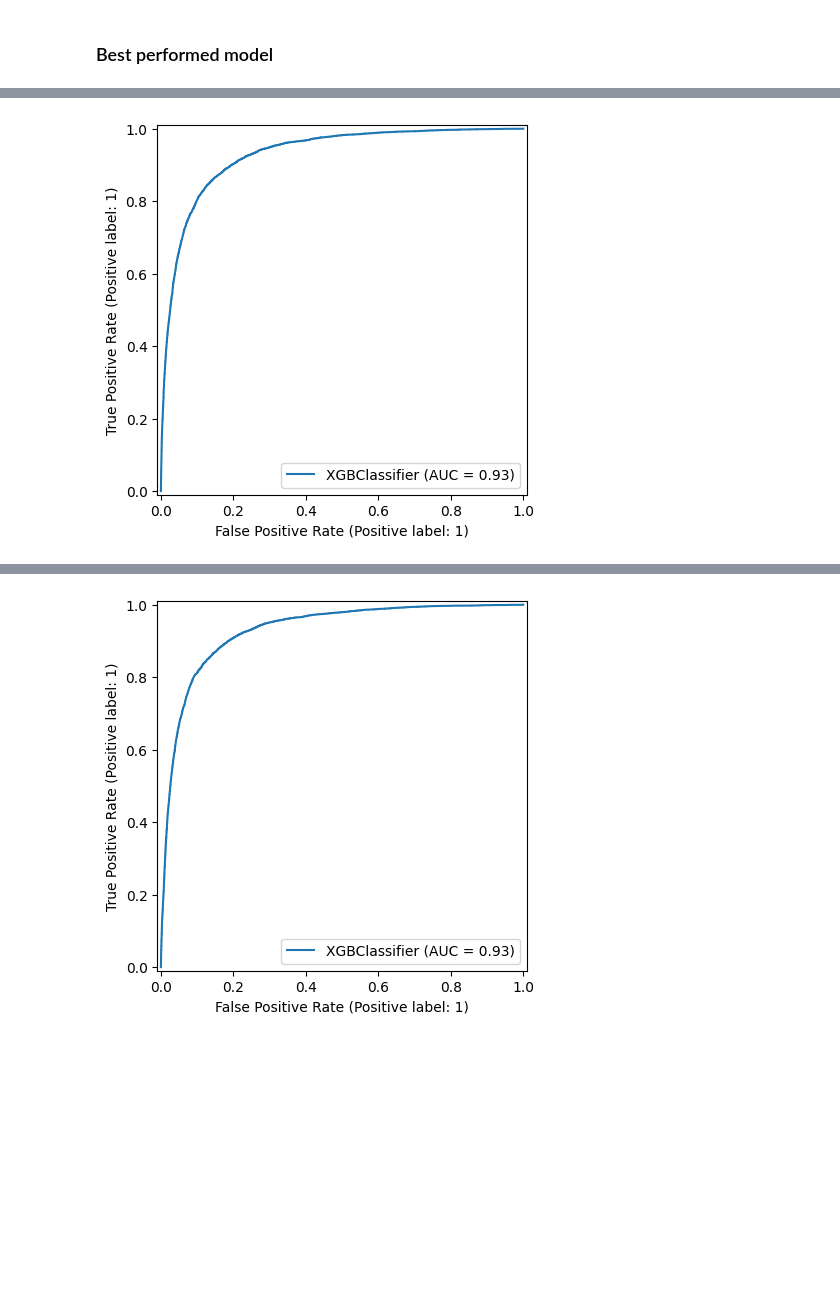
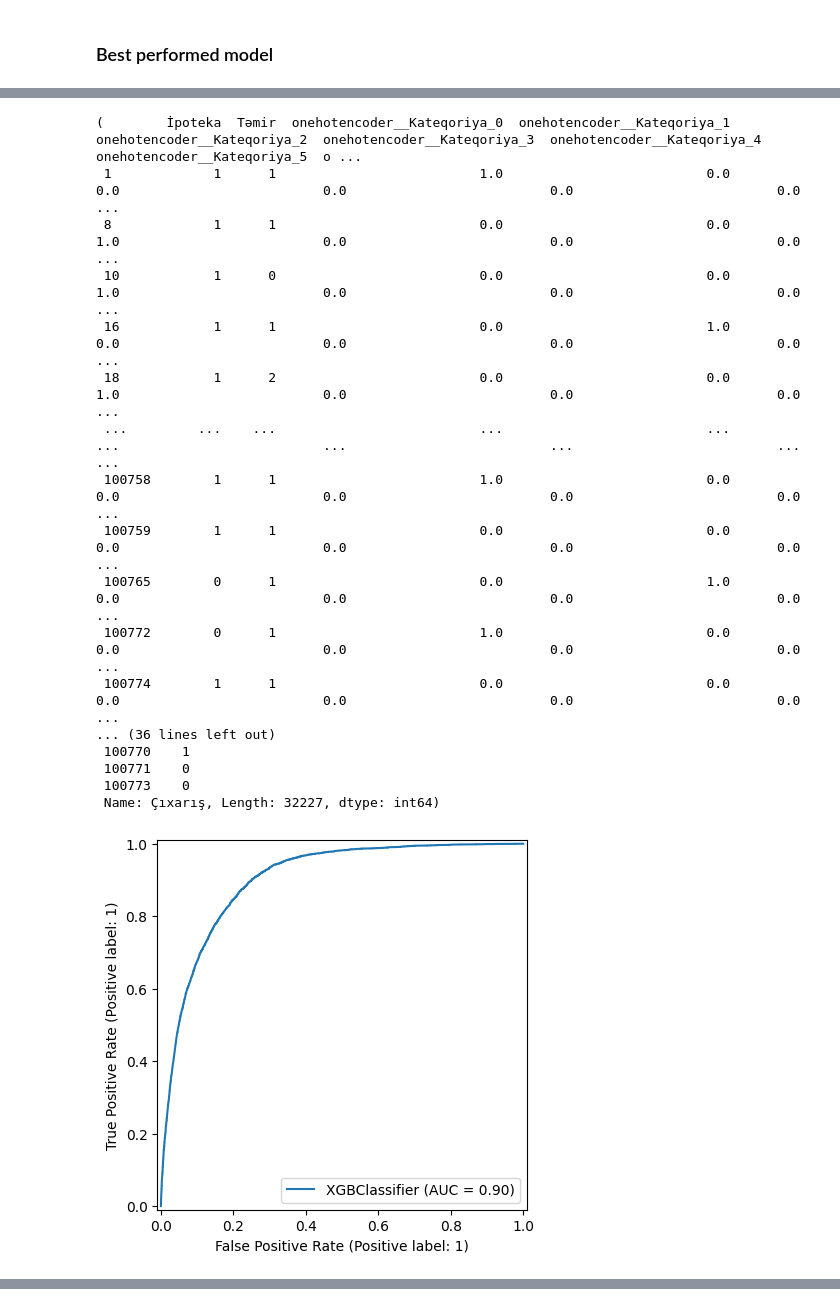
Before and after one commit to nzrv0/Machine-Learning, a Jupyter notebook: classification.ipynb, the cells around one changed output, grey strips where cells are left out. Drawn from its saved outputs; the diff is of its cells as text; code cells hidden in the pictures; blank space fills up the shorter version.

```diff
--- a/classification.ipynb
+++ b/classification.ipynb
@@ -189,0 +193,7 @@ for item in columns:
+# %%
+label = LabelEncoder()
+df_test = df
+for item in df.select_dtypes(include='object'):
+    df_test[item] = label.fit_transform(df[item])
+
+df_test
@@ -190 +256,3 @@ for item in columns:
+# %%
+df = df.drop(columns=["city", "lat", "lng", "Otaq sayı"])
 # %% [markdown]
@@ -204,13 +265,11 @@ sns.heatmap(df[numerical_values].corr(), annot=True, cmap='coolwarm')
 # %%
 col_transformer = make_column_transformer(
-    (OneHotEncoder(sparse_output=False), ["city", "Kateqoriya"]),
-    (StandardScaler(), ["Otaq sayı", "lat", "lng", "Mərtəbə"]),
+    (OneHotEncoder(sparse_output=False), ["Kateqoriya"]),
+    (StandardScaler(), ["Mərtəbə"]),
     (MinMaxScaler(), ["price", "Sahə", "Torpaq sahəsi"])
 )
 col_transformer.set_output(transform="pandas")
 
 df_new = col_transformer.fit_transform(df)
 
-df = df.drop(columns=["city", "Kateqoriya"])
-
 df = pd.concat([df[some_categories], df_new], axis=1)
@@ -274,7 +291,6 @@ def stratified_prediciton(model):
         print(f"Kfold: {fold}\n{classification_report(y_test, pred)}")
         RocCurveDisplay.from_estimator(model, X_test, y_test)
         ConfusionMatrixDisplay.from_estimator(model, X_test, y_test)
-        return (X_train, X_test, y_train, y_test)
 # %% [markdown]
 ### Baseline Model
 # %%
@@ -343,6 +335,6 @@ RandomForestClassifier(n_estimators=np.int64(350), random_state=42)
 # %%
 from xgboost import XGBClassifier
-xgb = XGBClassifier(n_estimators=350, n_jobs=-1, random_state=42)
+xgb = XGBClassifier(n_estimators=150, n_jobs=-1, random_state=42)
 stratified_prediciton(xgb)
 # %% [output]
 Kfold: 0
@@ -367 +349,18 @@ weighted avg       0.89      0.89      0.89     32226
+(        İpoteka  Təmir  onehotencoder__Kateqoriya_0  onehotencoder__Kateqoriya_1  onehotencoder__Kateqoriya_2  onehotencoder__Kateqoriya_3  onehotencoder__Kateqoriya_4  onehotencoder__Kateqoriya_5  o ...
+ 1             1      1                          1.0                          0.0                          0.0                          0.0                          0.0                          0.0    ...
+ 8             1      1                          0.0                          0.0                          1.0                          0.0                          0.0                          0.0    ...
+ 10            1      0                          0.0                          0.0                          1.0                          0.0                          0.0                          0.0    ...
+ 16            1      1                          0.0                          1.0                          0.0                          0.0                          0.0                          0.0    ...
+ 18            1      2                          0.0                          0.0                          1.0                          0.0                          0.0                          0.0    ...
+ ...         ...    ...                          ...                          ...                          ...                          ...                          ...                          ...    ...
+ 100758        1      1                          1.0                          0.0                          0.0                          0.0                          0.0                          0.0    ...
+ 100759        1      1                          0.0                          0.0                          0.0                          0.0                          0.0                          0.0    ...
+ 100765        0      1                          0.0                          1.0                          0.0                          0.0                          0.0                          0.0    ...
+ 100772        0      1                          1.0                          0.0                          0.0                          0.0                          0.0                          0.0    ...
+ 100774        1      1                          0.0                          0.0                          0.0                          0.0                          0.0                          0.0    ...
+... (36 lines left out)
+ 100770    1
+ 100771    0
+ 100773    0
+ Name: Çıxarış, Length: 32227, dtype: int64)
-[figure, old version]
+[figure, new version]
@@ -369 +367,0 @@ weighted avg       0.89      0.89      0.89     32226
-[figure, removed]
```
Also changed, not shown: parts of 22 cells of this notebook, 2 other files.
